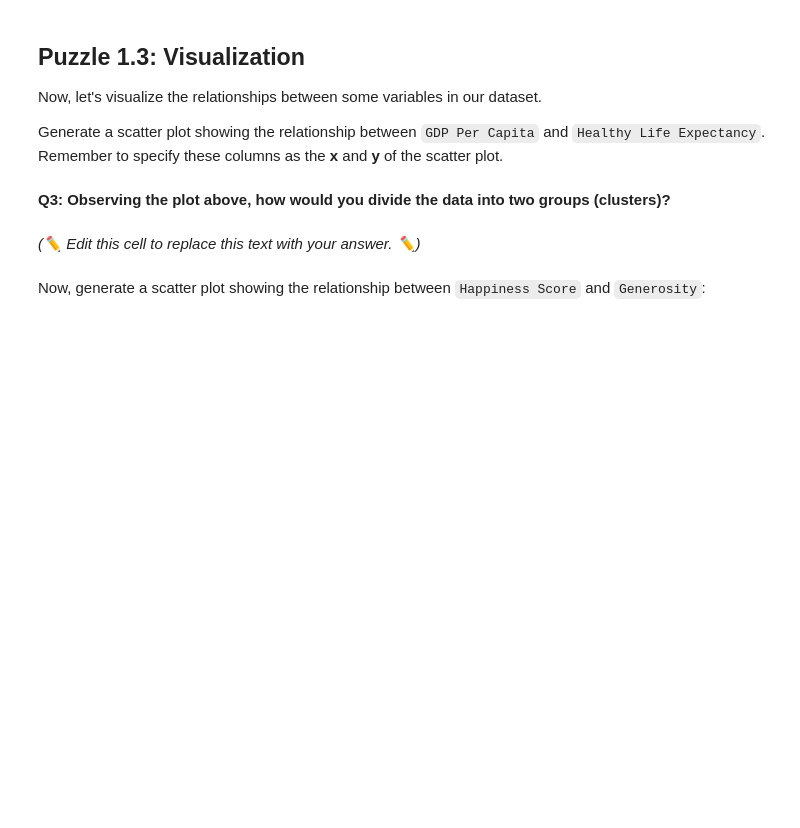
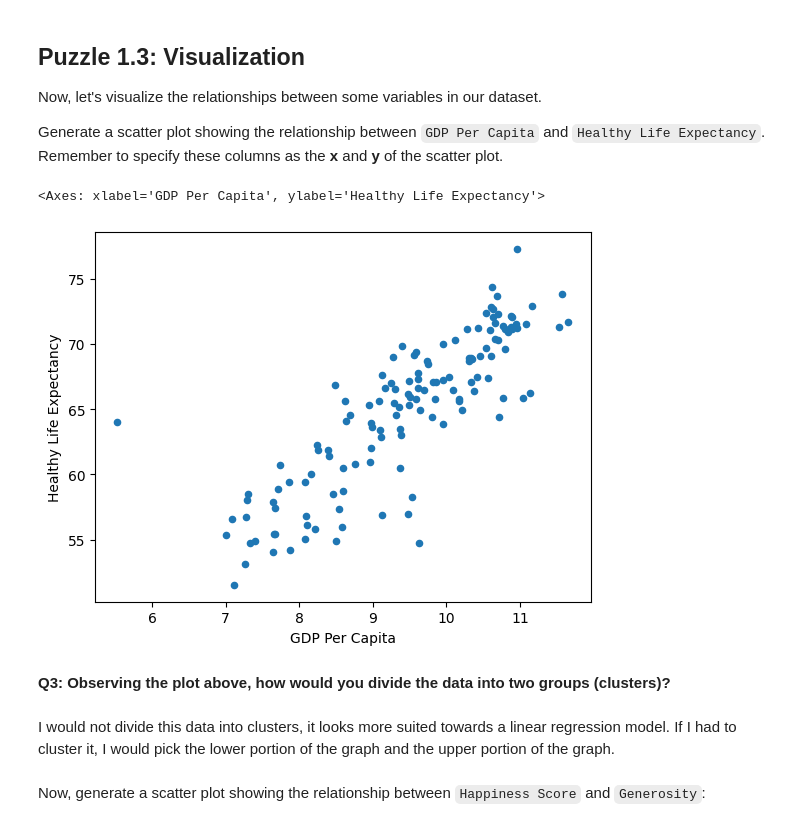
Before and after one commit to ryguy2k4/stat107, a Jupyter notebook: lab_kmeans/lab_kmeans.ipynb, the cells around one changed output. Saved outputs shown, nothing was run; the diff lists cells and outputs as text; code cells hidden in the pictures; blank space fills up the shorter version.

```diff
--- a/lab_kmeans/lab_kmeans.ipynb
+++ b/lab_kmeans/lab_kmeans.ipynb
@@ -49,0 +49,4 @@ Load the **World Happiness Dataset** from `happiness-report-2023.csv` and store
+# %%
+import pandas as pd
+df = pd.read_csv("happiness-report-2023.csv")
+df
@@ -89,6 +116,11 @@ Generate a scatter plot showing the relationship between `GDP Per Capita` and `H
+# %%
+df.plot.scatter(x="GDP Per Capita", y="Healthy Life Expectancy")
+# %% [output]
+<Axes: xlabel='GDP Per Capita', ylabel='Healthy Life Expectancy'>
+[figure, added]
 # %% [markdown]
 **Q3: Observing the plot above, how would you divide the data into two groups (clusters)?**
-# %% [markdown]
-*(✏️ Edit this cell to replace this text with your answer. ✏️)*
+# %% [markdown]
+I would not divide this data into clusters, it looks more suited towards a linear regression model. If I had to cluster it, I would pick the lower portion of the graph and the upper portion of the graph.
 # %% [markdown]
 Now, generate a scatter plot showing the relationship between `Happiness Score` and `Generosity`:
```
Also changed, not shown: parts of 69 cells of this notebook.
